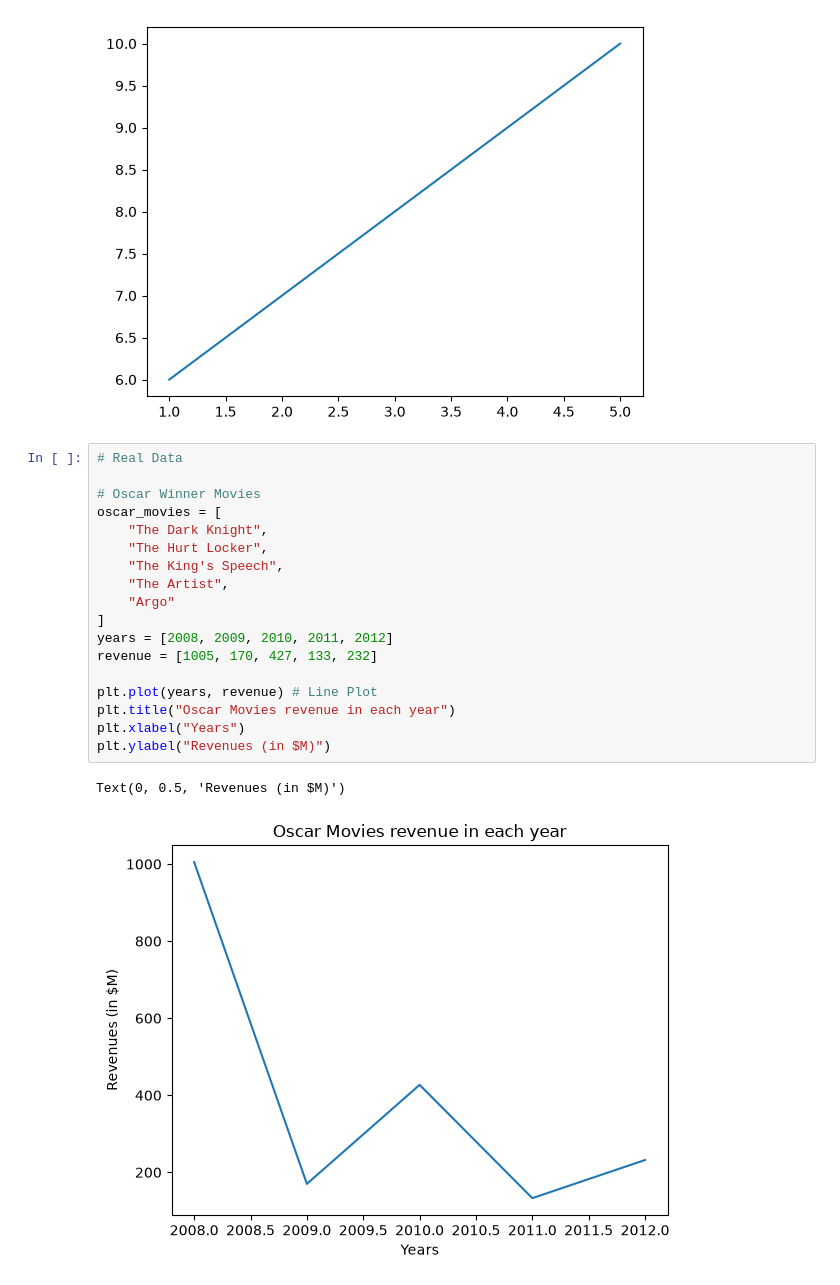
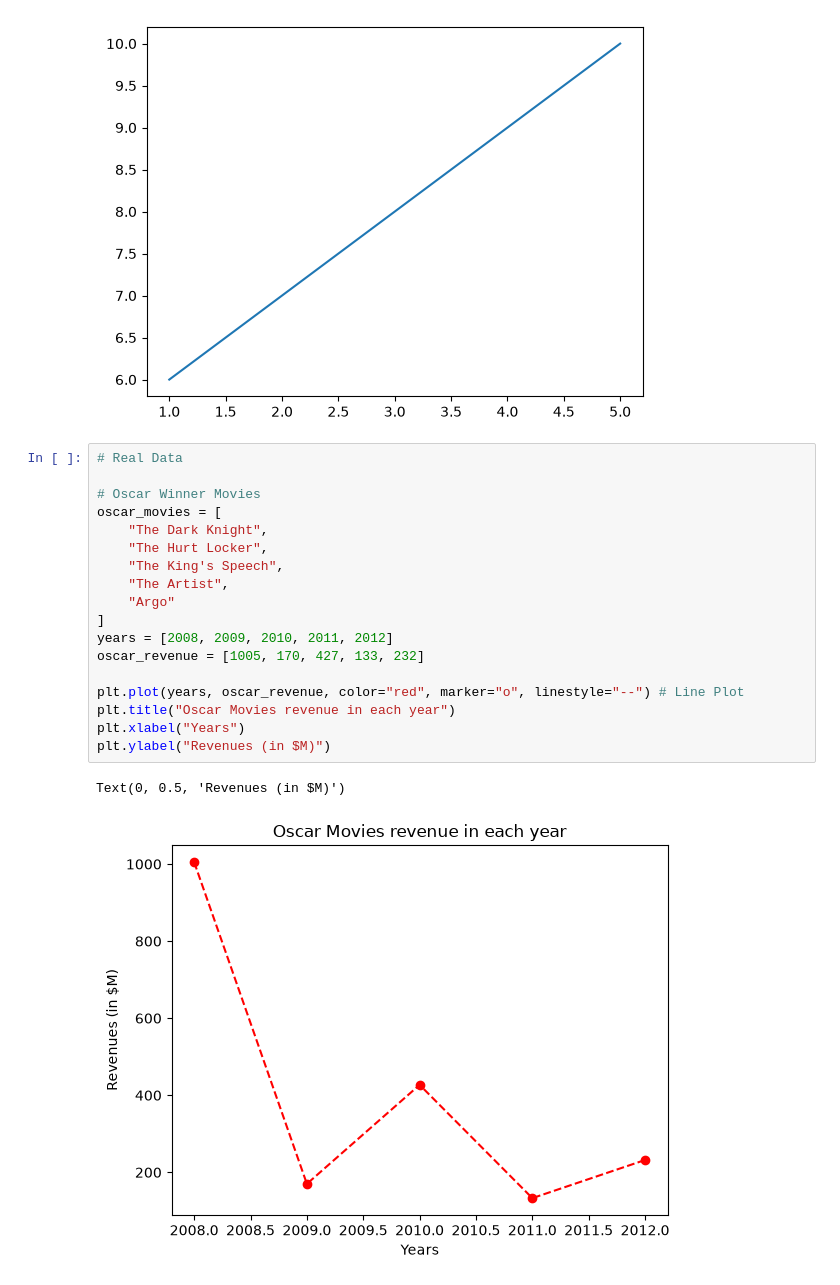
Before and after one commit to vishal-gupta5/Prime-Joruney, a Jupyter notebook: matplotlib.ipynb, the cells around one changed output. Cells and saved outputs as stored; diff of their text form.

```diff
--- a/matplotlib.ipynb
+++ b/matplotlib.ipynb
@@ -11,21 +11,21 @@ plt.show() # Showing the Chart
 # %%
 # Real Data
 
 # Oscar Winner Movies
 oscar_movies = [
     "The Dark Knight",
     "The Hurt Locker",
     "The King's Speech",
     "The Artist",
     "Argo"
 ]
 years = [2008, 2009, 2010, 2011, 2012]
-revenue = [1005, 170, 427, 133, 232]
+oscar_revenue = [1005, 170, 427, 133, 232]
 
-plt.plot(years, revenue) # Line Plot
+plt.plot(years, oscar_revenue, color="red", marker="o", linestyle="--") # Line Plot
 plt.title("Oscar Movies revenue in each year")
 plt.xlabel("Years")
 plt.ylabel("Revenues (in $M)")
 # %% [output]
 Text(0, 0.5, 'Revenues (in $M)')
-[figure, old version]
+[figure, new version]
```
Also changed, not shown: parts of 3 cells of this notebook, 2 other files.
